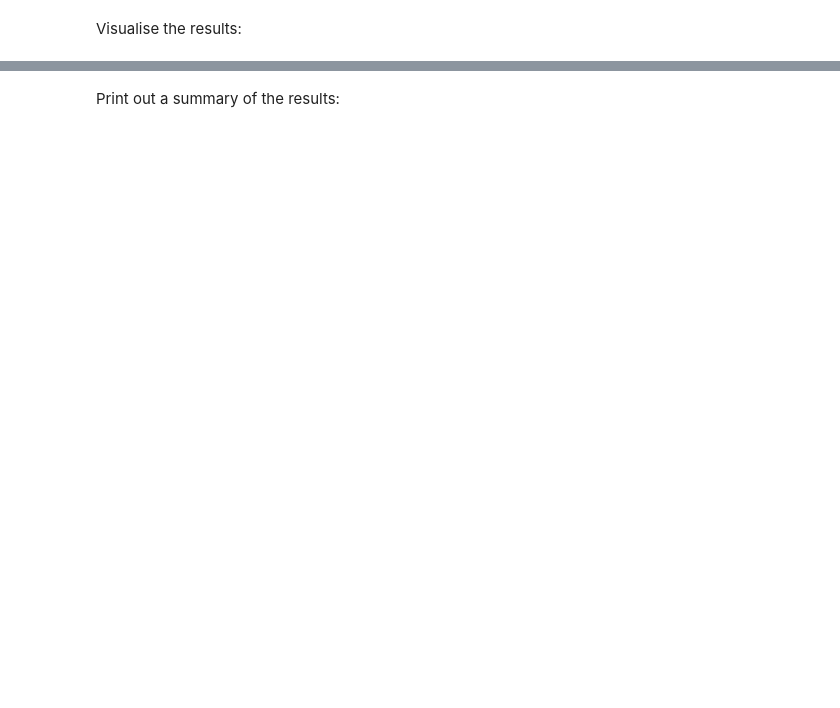
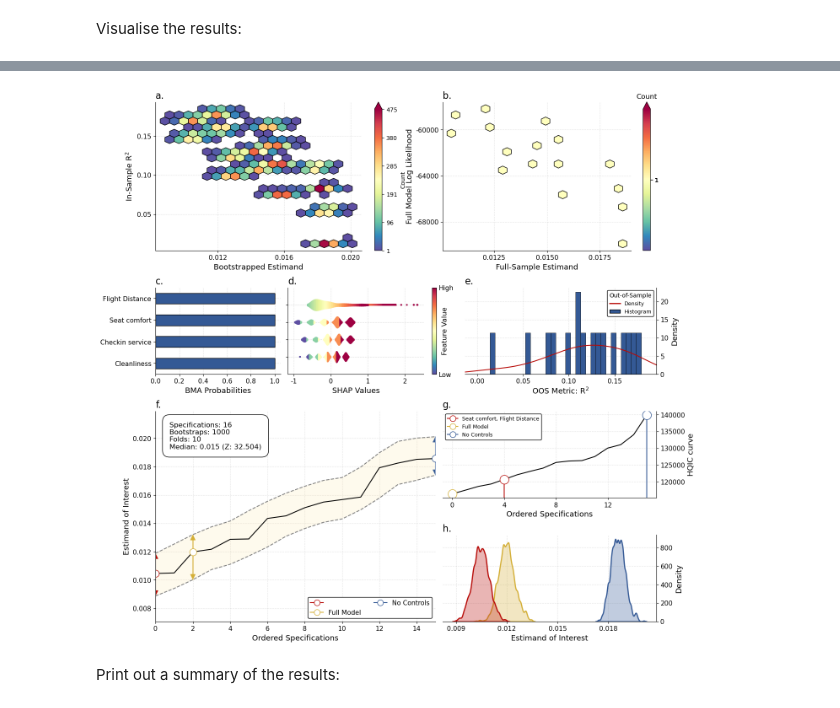
Before and after one commit to RobustiPy/robustipy, a Jupyter notebook: empirical_examples/empirical_type4_airline.ipynb, the cells around one changed output, grey strips where cells are left out. Saved outputs shown, nothing was run; the diff lists cells and outputs as text; code cells hidden in the pictures; blank space fills up the shorter version.

Commit message:
Ten full, complete example

```diff
--- a/empirical_examples/empirical_type4_airline.ipynb
+++ b/empirical_examples/empirical_type4_airline.ipynb
@@ -130,3 +129,14 @@ airline_results.plot(ic='hqic',
+# %%
+airline_results.plot(ic='hqic',
+                    figsize=(16, 16),
+                    specs=[['Flight Distance', 'Seat comfort']],
+                    project_name='airline_example',
+                    figpath = '../figures',
+                    ext='pdf',
+                    oddsratio=False
+                    )
+# %% [output]
+[figure, added]
 # %% [markdown]
 Print out a summary of the results:
 # %%
```
Also changed, not shown: parts of 7 cells of this notebook, 8 other files.
